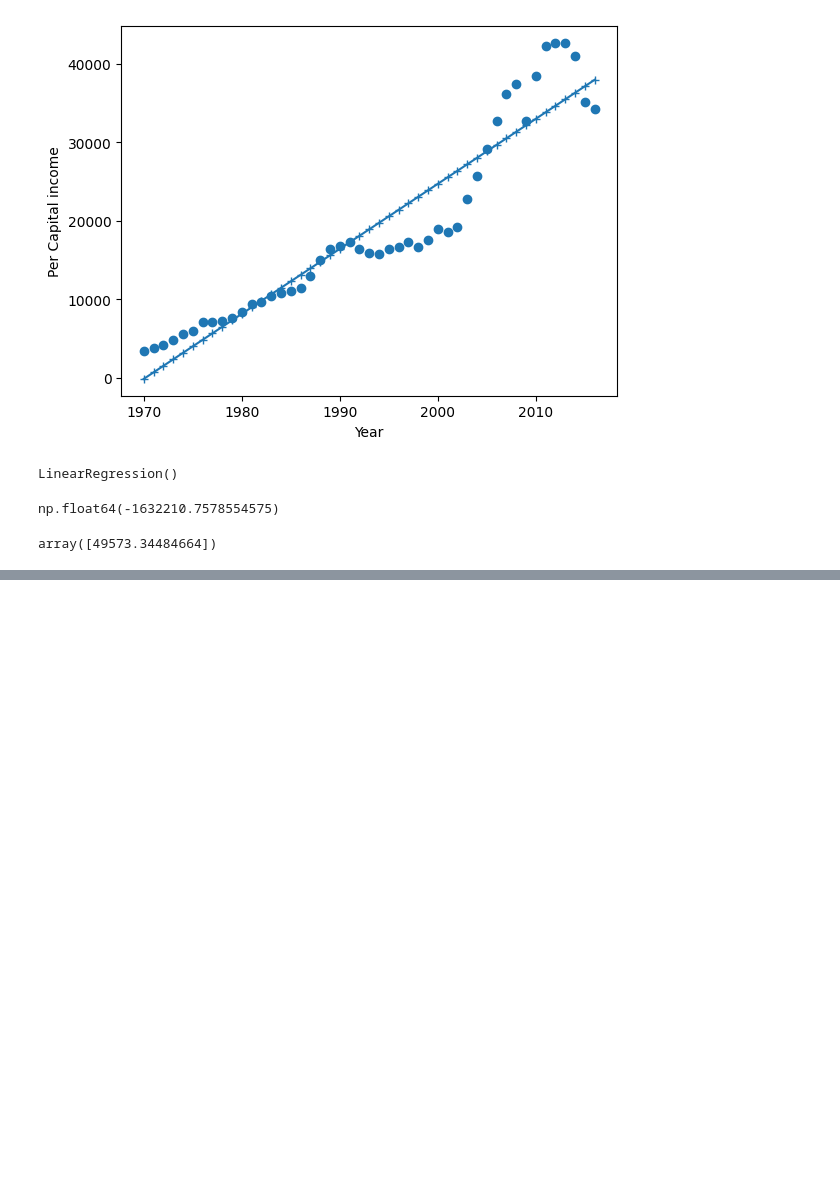
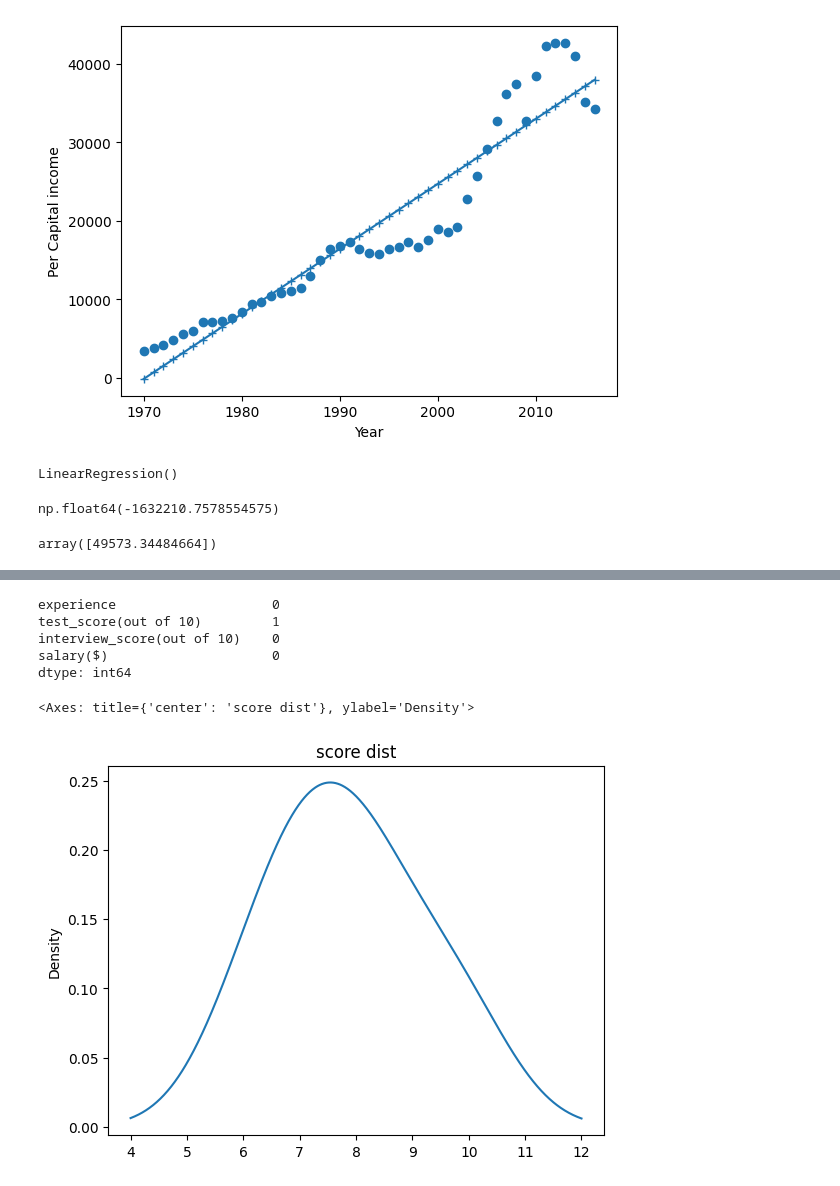
Before and after one commit to Ayomide906/MyProjects, a Jupyter notebook: Project3/linear_regression_ass.ipynb, the cells around one changed output, grey strips where cells are left out. Saved outputs shown, nothing was run; the diff lists cells and outputs as text; code cells hidden in the pictures; blank space fills up the shorter version.

```diff
--- a/Project3/linear_regression_ass.ipynb
+++ b/Project3/linear_regression_ass.ipynb
@@ -41,0 +67,3 @@ array([49573.34484664])
+# %%
+df_hir=pd.read_csv('Datasets/hiring.csv')
+df_hir.head()
@@ -41,0 +81,4 @@ array([49573.34484664])
+# %%
+df_hir['experience']=df_hir['experience'].apply(lambda x: w2n.word_to_num(x) if isinstance(
+    x,str) else x)
+df_hir.head()
@@ -41,0 +92,2 @@ array([49573.34484664])
+# %%
+df_hir['experience'].fillna(0,inplace=True)
@@ -41,0 +110,13 @@ array([49573.34484664])
+# %%
+df_hir.isnull().sum()
+# %% [output]
+experience                    0
+test_score(out of 10)         1
+interview_score(out of 10)    0
+salary($)                     0
+dtype: int64
+# %%
+df_hir['test_score(out of 10)'].plot(kind='kde',title='score dist')
+# %% [output]
+<Axes: title={'center': 'score dist'}, ylabel='Density'>
+[figure, added]
```
Also changed, not shown: parts of 16 cells of this notebook, 3 other files.
